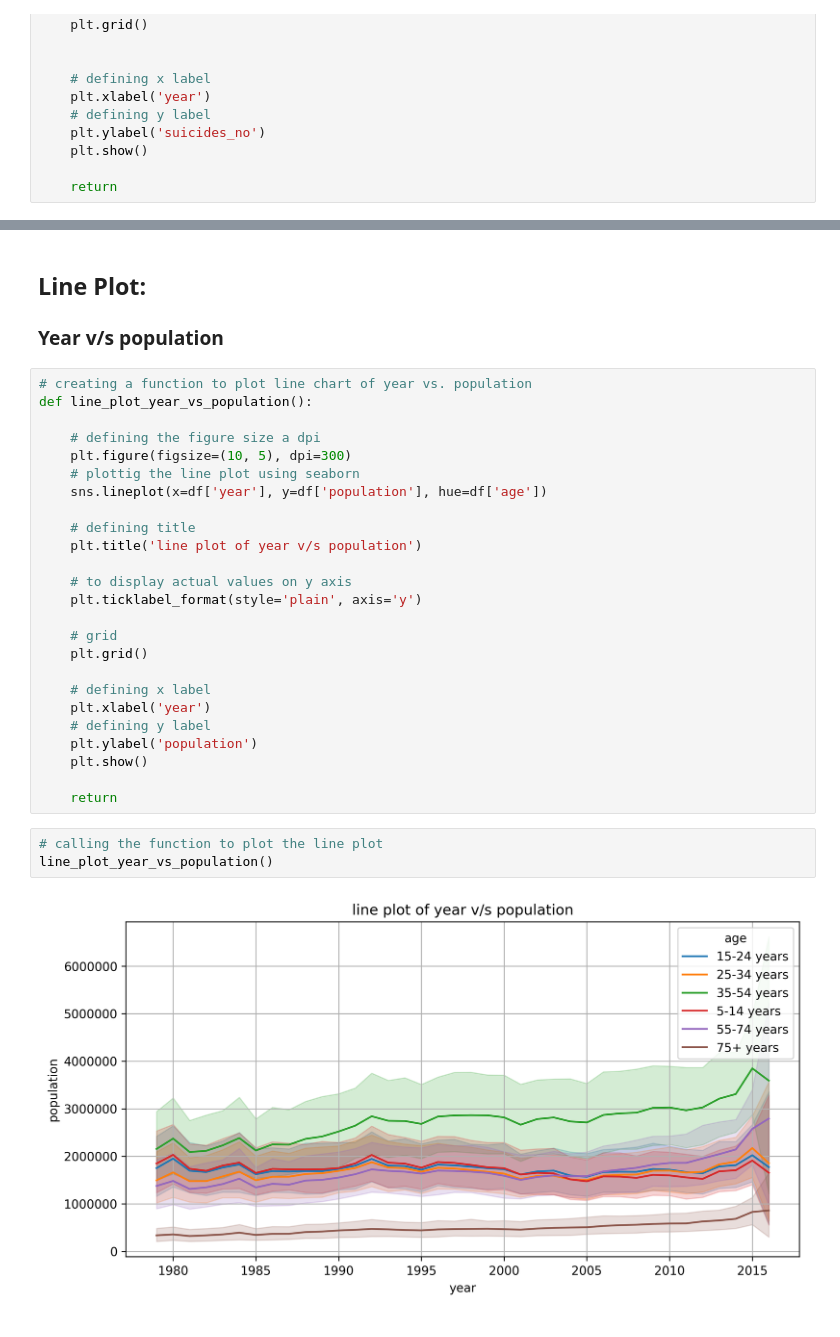
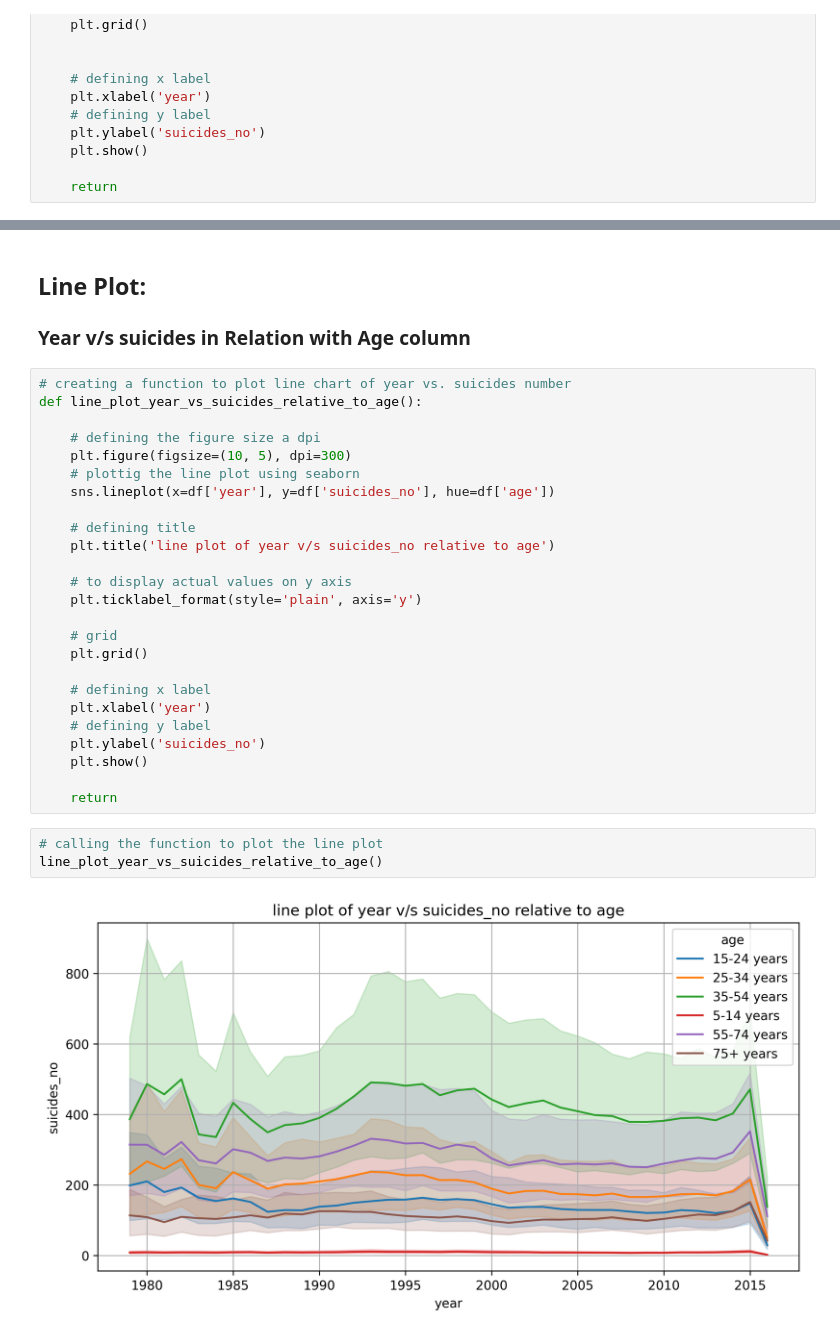
Before and after one commit to Akmal1995/Applied-Data-Science-Assignment-1, a Jupyter notebook: assignment_2.ipynb, the cells around one changed output, grey strips where cells are left out. Cells and saved outputs as stored; diff of their text form.

```diff
--- a/assignment_2.ipynb
+++ b/assignment_2.ipynb
@@ -666,17 +677,17 @@ line_plot_suicides_vs_year()
 # %% [markdown]
 ## **Line Plot:**
-### **Year v/s population**
+### **Year v/s suicides in Relation with Age column**
 # %%
-# creating a function to plot line chart of year vs. population
-def line_plot_year_vs_population():
+# creating a function to plot line chart of year vs. suicides number
+def line_plot_year_vs_suicides_relative_to_age():
 
     # defining the figure size a dpi
     plt.figure(figsize=(10, 5), dpi=300)
     # plottig the line plot using seaborn
-    sns.lineplot(x=df['year'], y=df['population'], hue=df['age'])
+    sns.lineplot(x=df['year'], y=df['suicides_no'], hue=df['age'])
 
     # defining title
-    plt.title('line plot of year v/s population')
+    plt.title('line plot of year v/s suicides_no relative to age')
 
     # to display actual values on y axis
     plt.ticklabel_format(style='plain', axis='y')
@@ -687,12 +698,12 @@ def line_plot_year_vs_population():
     # defining x label
     plt.xlabel('year')
     # defining y label
-    plt.ylabel('population')
+    plt.ylabel('suicides_no')
     plt.show()
 
     return
 # %%
 # calling the function to plot the line plot
-line_plot_year_vs_population()
+line_plot_year_vs_suicides_relative_to_age()
 # %% [output]
-[figure, old version]
+[figure, new version]
```
Also changed, not shown: parts of 8 cells of this notebook.
